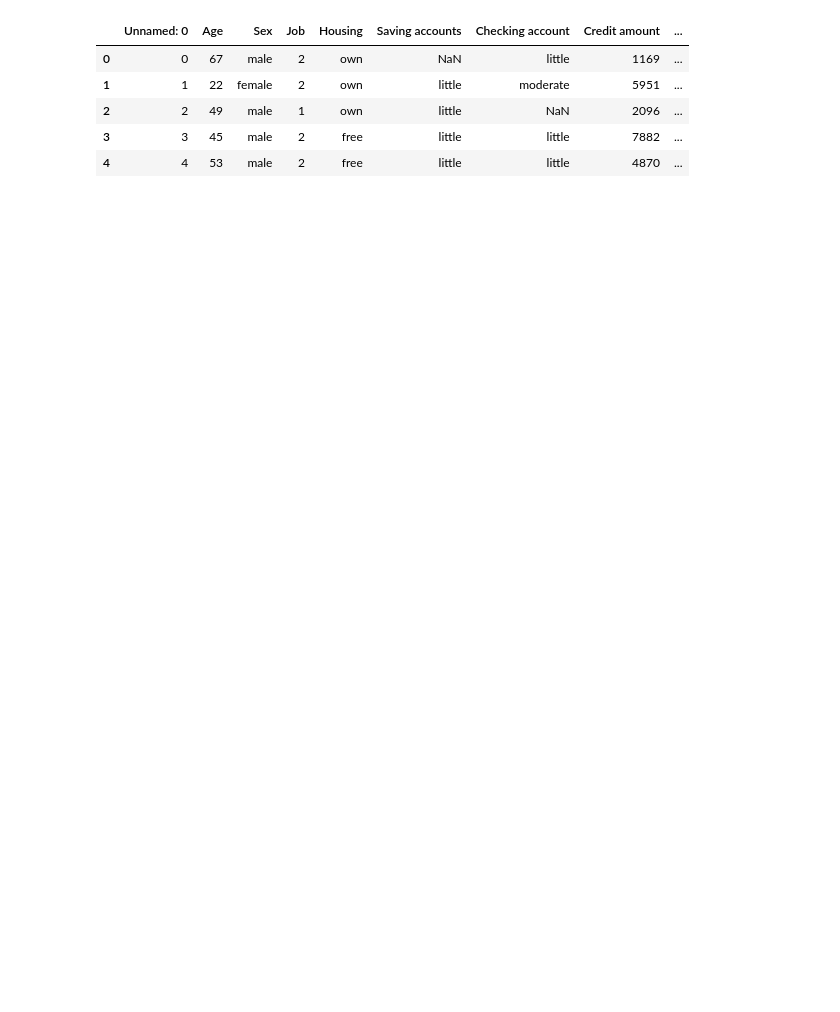
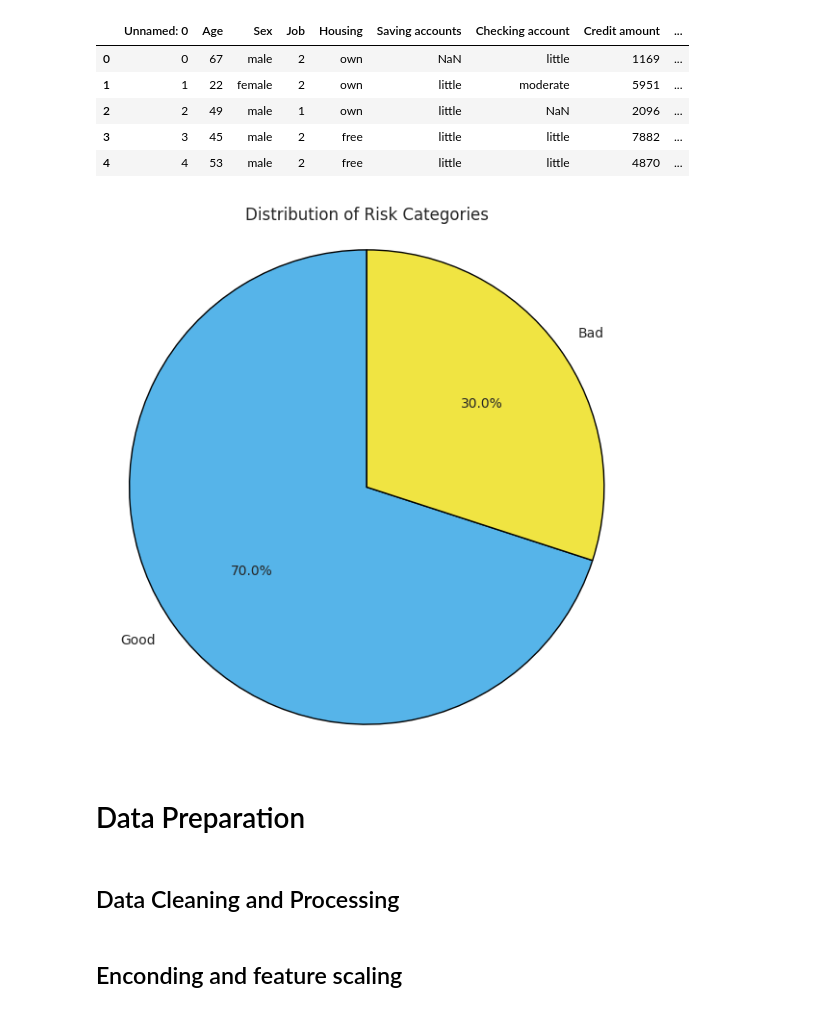
Before and after one commit to aishwarya-shekar-babu/MLP-Performance-Analysis, a Jupyter notebook: MLP_performance.ipynb, the cells around one changed output. Saved outputs shown, nothing was run; the diff lists cells and outputs as text; code cells hidden in the pictures; blank space fills up the shorter version.

```diff
--- a/MLP_performance.ipynb
+++ b/MLP_performance.ipynb
@@ -26,0 +60,26 @@ Data preprocessing
+# %%
+# Count occurrences of 'good' and 'bad'
+risk_counts = df['Risk'].value_counts()
+
+# Data: Counts of 'good' and 'bad' categories
+labels = ['Good', 'Bad']
+colors = ['#56B4E9', '#F0E442']  # Color Universal Design colors: Blue and Yellow
+
+# Create the pie chart
+fig, ax = plt.subplots(figsize=(7, 7))
+ax.pie(risk_counts, labels=labels, colors=colors, autopct='%1.1f%%', startangle=90, wedgeprops={'edgecolor': 'black'})
+
+# Equal aspect ratio ensures that pie is drawn as a circle.
+ax.axis('equal')
+
+# Title
+plt.title('Distribution of Risk Categories')
+
+# Display the chart
+plt.show()
+# %% [output]
+[figure, added]
+# %% [markdown]
+# Data Preparation
+# %% [markdown]
+## Data Cleaning and Processing
@@ -26,0 +104,2 @@ Data preprocessing
+# %% [markdown]
+## Enconding and feature scaling
```
Also changed, not shown: parts of 37 cells of this notebook.
